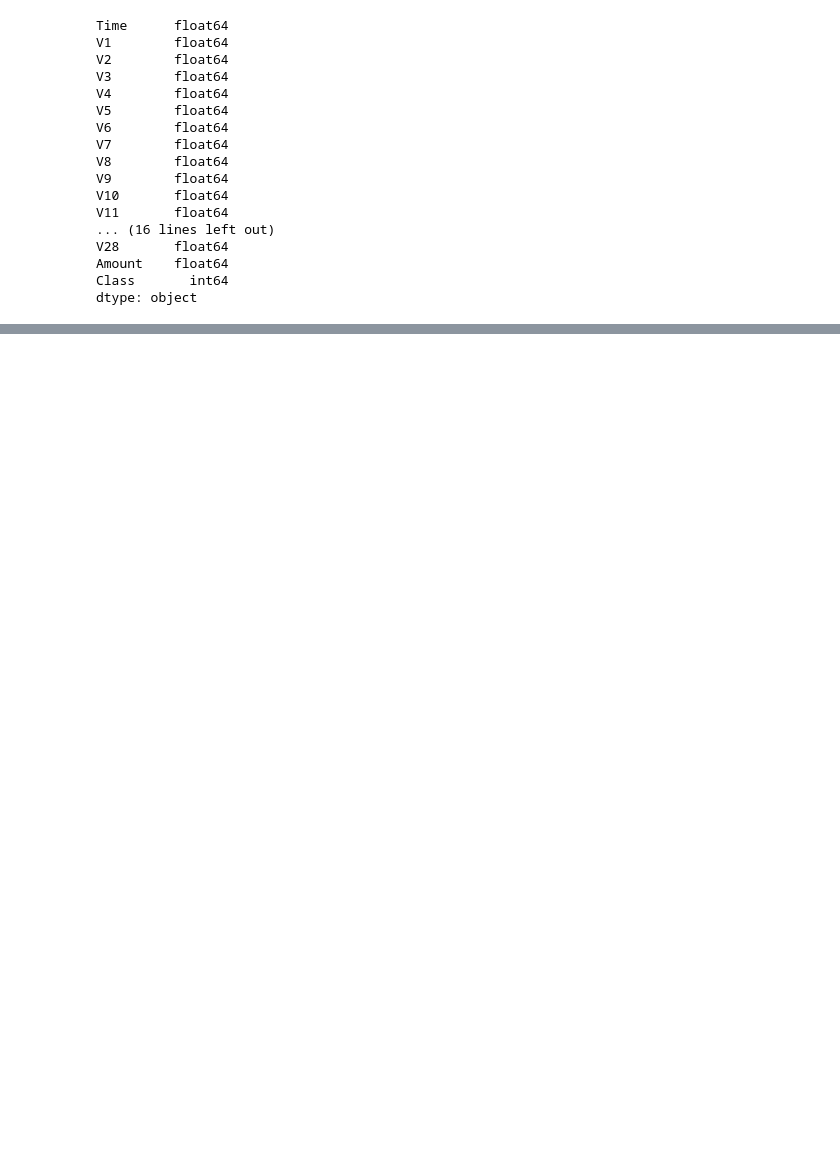
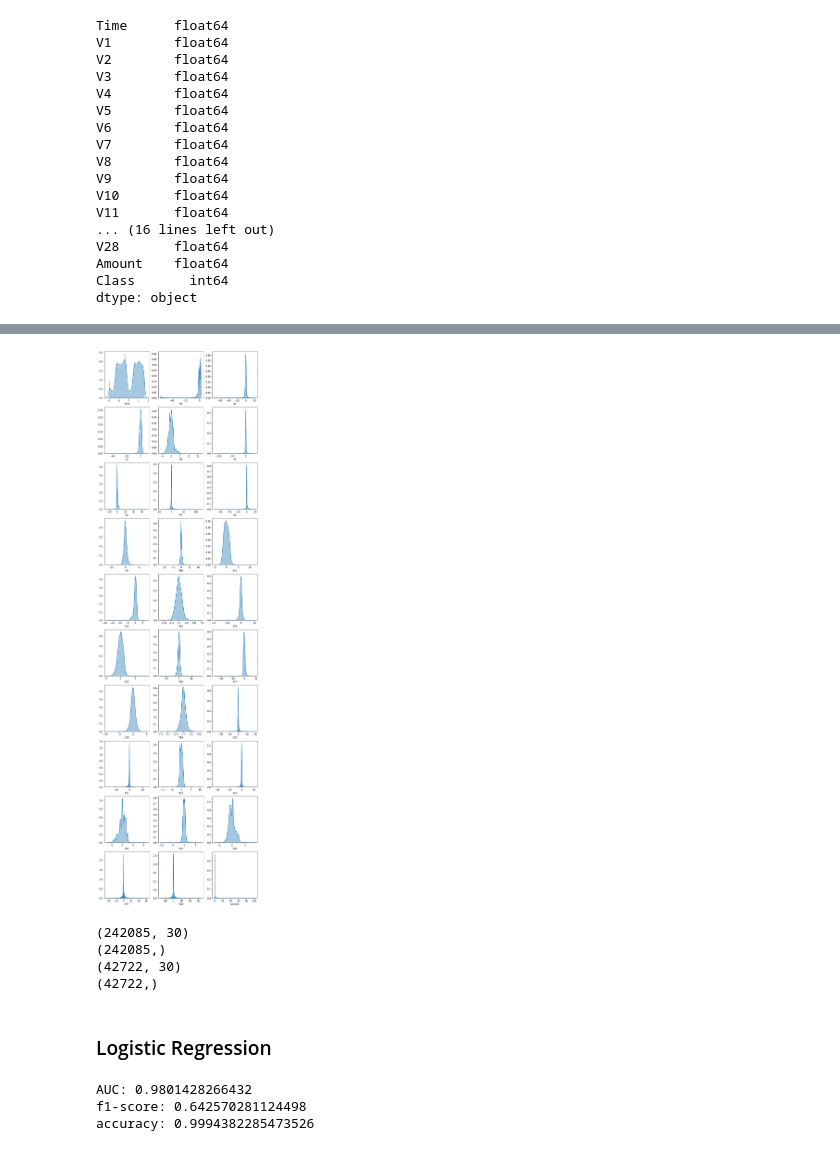
Before and after one commit to shoushimayaUCI/KaggleCreditCardFraudDetection, a Jupyter notebook: Main.ipynb, the cells around one changed output, grey strips where cells are left out. Cells and saved outputs as stored; diff of their text form; code cells hidden in the pictures; blank space fills up the shorter version.

```diff
--- a/Main.ipynb
+++ b/Main.ipynb
@@ -95,0 +100,76 @@ Cs =
+# %%
+graph_features()
+# %% [output]
+[figure, added]
+# %%
+from sklearn.model_selection import train_test_split
+from sklearn.utils import shuffle
+from sklearn.model_selection import KFold, cross_val_score
+from sklearn.metrics import roc_auc_score, f1_score, precision_score, accuracy_score
+from sklearn.preprocessing import PolynomialFeatures
+import random
+
+
+normal_idx = df[df.Class == 0].index
+fraud_idx = df[df.Class == 1].index
+
+normal_idx_sample = random.sample(list(normal_idx), 492)
+df_0 = df.iloc[normal_idx_sample, :]
+df_1 = df.iloc[fraud_idx, :]
+
+sample_idx = np.concatenate((normal_idx_sample, fraud_idx))
+df_sample = df.iloc[sample_idx, :]
+XtrSample, XvaSample, YtrSample, YvaSample = train_test_split(df_sample.drop('Class', axis=1),
+                                                    df_sample['Class'], test_size = 0.2)
+XvaSample = pd.concat((XvaSample, df.iloc[np.setdiff1d(range(df.shape[0]), sample_idx), :].drop('Class', axis=1)))
+YvaSample = pd.concat((YvaSample, df.iloc[np.setdiff1d(range(df.shape[0]), sample_idx), :]['Class']))
+
+train_idx = shuffle(np.concatenate((random.sample(list(normal_idx), int(np.floor(normal_idx.size*.85))),
+                           random.sample(list(fraud_idx), int(np.floor(fraud_idx.size*.85))))))
+val_idx = shuffle(np.setdiff1d(range(df.shape[0]), train_idx))
+
+df_train = df.iloc[train_idx, :]
+df_val = df.iloc[val_idx, :]
+
+Xtr = df_train.drop('Class', axis=1)
+Ytr = df_train['Class']
+Xva = df_val.drop('Class', axis=1)
+Yva = df_val['Class']
+
+X = pd.concat([Xtr, Xva])
+Y = pd.concat([Ytr, Yva])
+Xsample = pd.concat([XtrSample, XvaSample])
+Ysample = pd.concat([YtrSample, YvaSample])
+
+print(Xtr.shape)
+print(Ytr.shape)
+print(Xva.shape)
+print(Yva.shape)
+
+kf = KFold(shuffle=False)
+# %% [output]
+(242085, 30)
+(242085,)
+(42722, 30)
+(42722,)
+# %% [markdown]
+### Logistic Regression
+# %%
+from sklearn.linear_model import LogisticRegression
+
+# Cs = [1e-6, 5e-6, 1e-5, 5e-5, 1e-4]
+
+# for c in Cs:
+#     lr = LogisticRegression(C=c, max_iter = 500)
+#     lr.fit(XtrSample, YtrSample)
+#     print('f1-score:', f1_score(y_true=YvaSample, y_pred=lr.predict(XvaSample)))
+
+lr = LogisticRegression(C=5e-5, max_iter=500)
+lr.fit(XtrSample, YtrSample)
+print('AUC:', roc_auc_score(YvaSample, lr.predict_proba(XvaSample)[:,1]))
+print('f1-score:', f1_score(y_true=YvaSample, y_pred=lr.predict(XvaSample)))
+print('accuracy:', accuracy_score(Yva, lr.predict(Xva)))
+# %% [output]
+AUC: 0.9801428266432
+f1-score: 0.642570281124498
+accuracy: 0.9994382285473526
```
Also changed, not shown: parts of 31 cells of this notebook, 1 other file.
